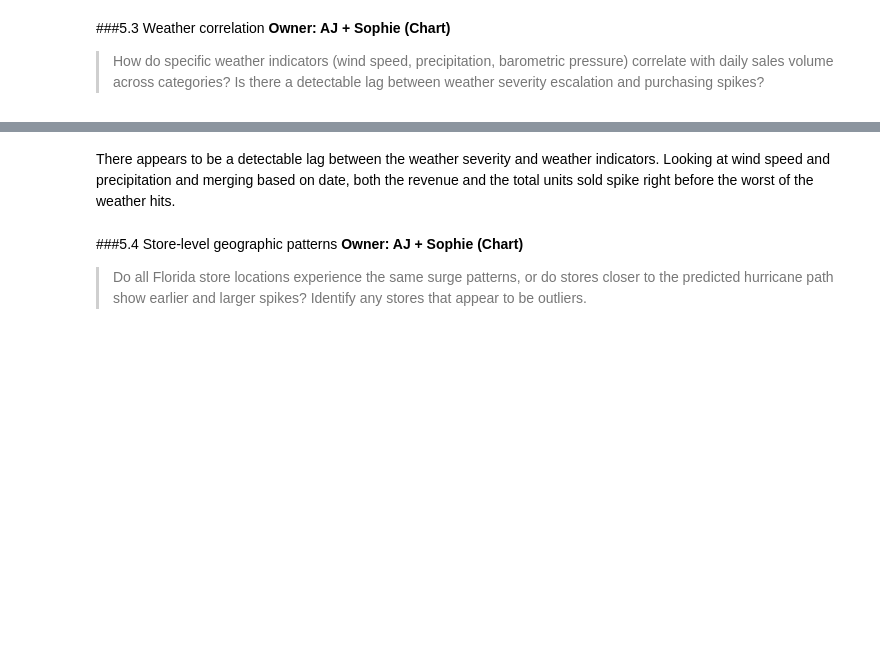
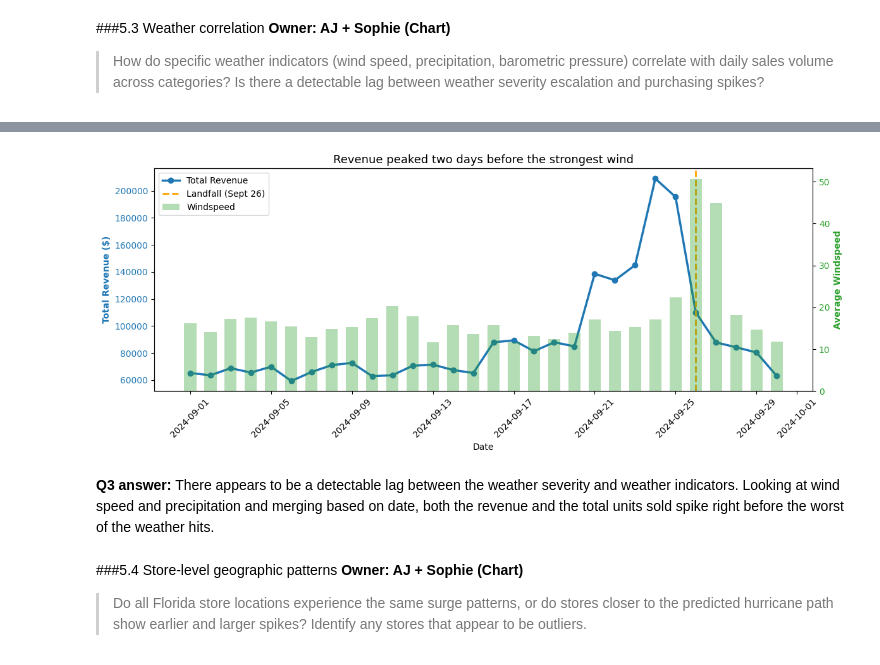
Before and after one commit to elijahschoeniger-cpu/Walmart-Project-1-, a Jupyter notebook: notebooks/team_notebook.ipynb, the cells around one changed output, grey strips where cells are left out. Drawn from its saved outputs; the diff is of its cells as text; code cells hidden in the pictures; blank space fills up the shorter version.

```diff
--- a/notebooks/team_notebook.ipynb
+++ b/notebooks/team_notebook.ipynb
@@ -922,5 +1090,50 @@ Five questions, each with code, a chart, and a written answer.
+# %%
+fig, ax1 = plt.subplots(figsize=(12, 5))
+
+# Primary Y-Axis (Left): Total Revenue (Line Chart)
+color_rev = '#1f77b4'  # Blue
+ax1.set_xlabel('Date')
+ax1.set_ylabel('Total Revenue ($)', color=color_rev, fontweight='bold')
+line_rev = ax1.plot(
+    daily_summary['date'],
+    daily_summary['total_revenue'],
+    color=color_rev,
+    marker='o',
+    linewidth=2.5,
+    label='Total Revenue'
+)
+ax1.tick_params(axis='y', labelcolor=color_rev)
+
+# Secondary Y-Axis (Right): Windspeed (Bar Chart)
+ax2 = ax1.twinx()  # Moves Windspeed to the secondary axis on the right
+color_rain = '#2ca02c'  # Green
+ax2.set_ylabel('Average Windspeed', color=color_rain, fontweight='bold')
+bars_rain = ax2.bar(
+    daily_summary['date'],
+    daily_summary['avg_windspeed'],
+    color=color_rain,
+    alpha=0.35,  # Transparency so revenue line remains clearly visible
+    width=0.6,
+    label='Windspeed'
+)
+ax2.tick_params(axis='y', labelcolor=color_rain)
+
+# Reference Line: Landfall Date
+line_landfall = ax1.axvline(LANDFALL, color='orange', linestyle='--', linewidth=2, label='Landfall (Sept 26)')
+
+# Combine legends from both axes
+handles1, labels1 = ax1.get_legend_handles_labels()
+handles2, labels2 = ax2.get_legend_handles_labels()
+ax1.legend(handles1 + handles2, labels1 + labels2, loc='upper left')
+
+plt.title('Revenue peaked two days before the strongest wind', fontsize=13)
+ax1.tick_params(axis='x', rotation=45)
+fig.tight_layout()
+plt.show()
+# %% [output]
+[figure, added]
 # %% [markdown]
-There appears to be a detectable lag between the weather severity and weather indicators. Looking at wind speed and precipitation and merging based on date, both the revenue and the total units sold spike right before the worst of the weather hits.
+**Q3 answer:** There appears to be a detectable lag between the weather severity and weather indicators. Looking at wind speed and precipitation and merging based on date, both the revenue and the total units sold spike right before the worst of the weather hits.
 # %% [markdown]
 ###5.4 Store-level geographic patterns
 **Owner: AJ + Sophie (Chart)**
```
Also changed, not shown: parts of 22 cells of this notebook.
